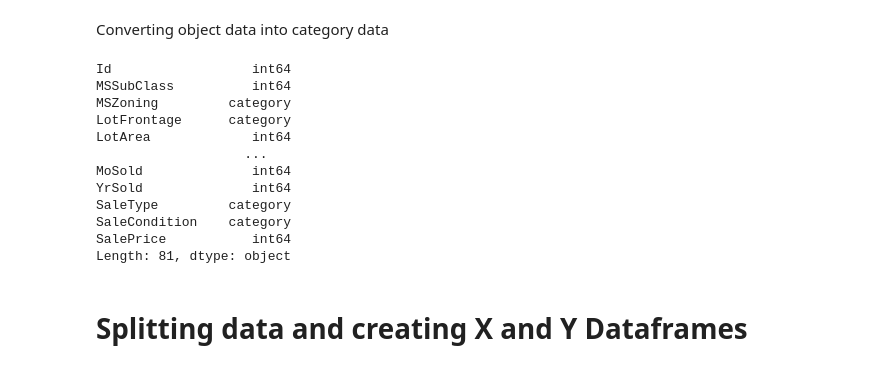
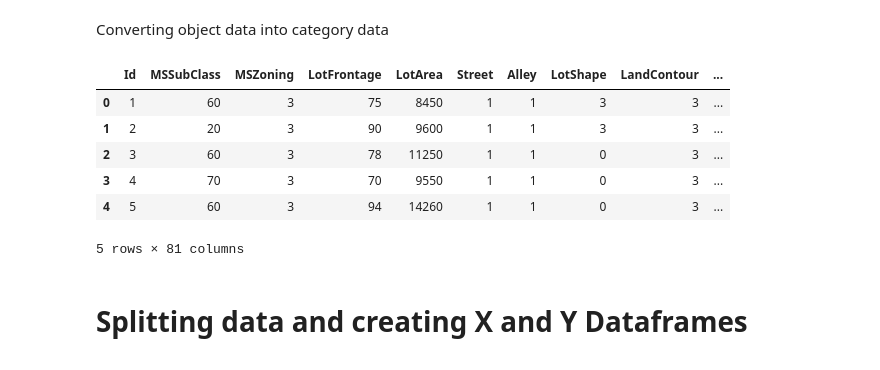
Before and after one commit to Alejolamilla/House-Prices, a Jupyter notebook: house_prices.ipynb, the cells around one changed output. Saved outputs shown, nothing was run; the diff lists cells and outputs as text; code cells hidden in the pictures.

```diff
--- a/house_prices.ipynb
+++ b/house_prices.ipynb
@@ -78,20 +79,20 @@ Converting object data into category data
 # %%
 object_columns = df.select_dtypes(include=["object"])
 df[object_columns.columns] = df[object_columns.columns].astype("category")
-df.dtypes
+
+lbl = LabelEncoder()
+for column in object_columns.columns:
+    df[column] = lbl.fit_transform(df[column].astype("str"))
-# %% [output]
-Id                  int64
-MSSubClass          int64
-MSZoning         category
-LotFrontage      category
-LotArea             int64
-                   ...
-MoSold              int64
-YrSold              int64
-SaleType         category
-SaleCondition    category
-SalePrice           int64
-Length: 81, dtype: object
+# %%
+df.head()
+# %% [output]
+|  | Id | MSSubClass | MSZoning | LotFrontage | LotArea | Street | Alley | LotShape | LandContour | ... |
+| 0 | 1 | 60 | 3 | 75 | 8450 | 1 | 1 | 3 | 3 | ... |
+| 1 | 2 | 20 | 3 | 90 | 9600 | 1 | 1 | 3 | 3 | ... |
+| 2 | 3 | 60 | 3 | 78 | 11250 | 1 | 1 | 0 | 3 | ... |
+| 3 | 4 | 70 | 3 | 70 | 9550 | 1 | 1 | 0 | 3 | ... |
+| 4 | 5 | 60 | 3 | 94 | 14260 | 1 | 1 | 0 | 3 | ... |
+5 rows × 81 columns
 # %% [markdown]
 # Splitting data and creating X and Y Dataframes
 # %%
```
Also changed, not shown: parts of 5 cells of this notebook.
